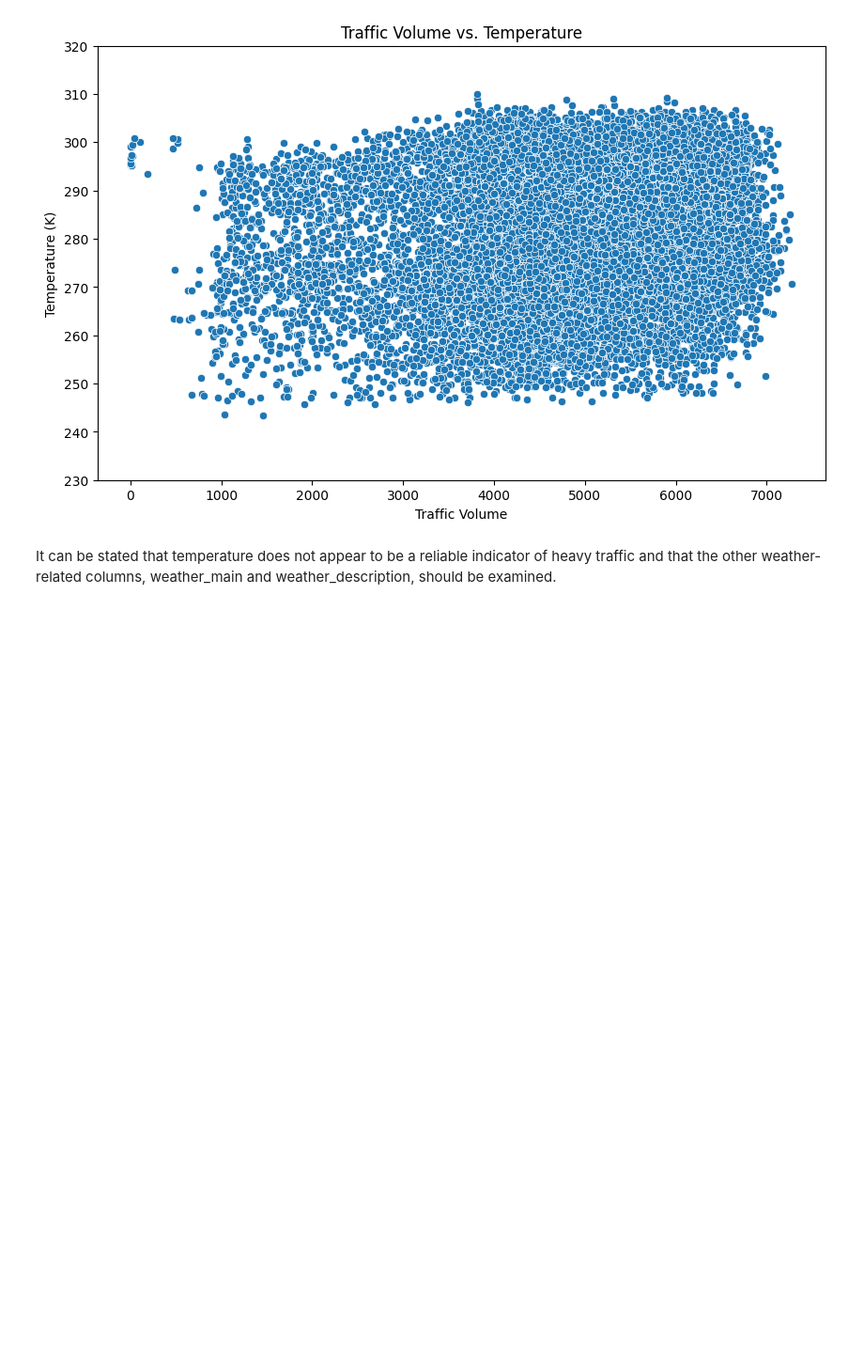
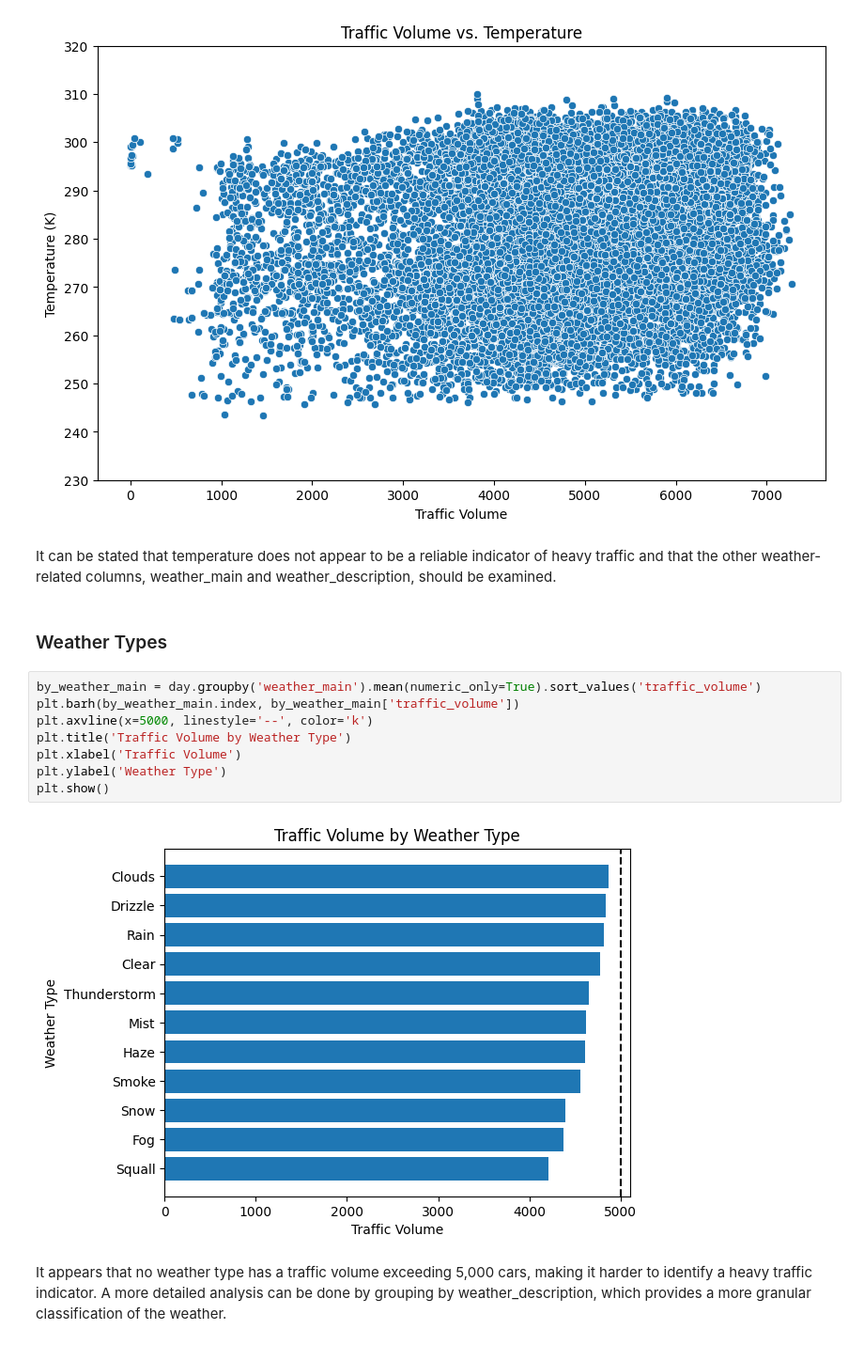
Before and after one commit to dilasha-ghimire/Finding-Heavy-Traffic-Indicators-on-I94, a Jupyter notebook: Basics.ipynb, the cells around one changed output. Shown at 94% size. Saved outputs shown, nothing was run; the diff lists cells and outputs as text; blank space fills up the shorter version.

```diff
--- a/Basics.ipynb
+++ b/Basics.ipynb
@@ -320,3 +321,17 @@ plt.show()
 [figure]
 # %% [markdown]
 It can be stated that temperature does not appear to be a reliable indicator of heavy traffic and that the other weather-related columns, weather_main and weather_description, should be examined.
+# %% [markdown]
+### Weather Types
+# %%
+by_weather_main = day.groupby('weather_main').mean(numeric_only=True).sort_values('traffic_volume')
+plt.barh(by_weather_main.index, by_weather_main['traffic_volume'])
+plt.axvline(x=5000, linestyle='--', color='k')
+plt.title('Traffic Volume by Weather Type')
+plt.xlabel('Traffic Volume')
+plt.ylabel('Weather Type')
+plt.show()
+# %% [output]
+[figure, added]
+# %% [markdown]
+It appears that no weather type has a traffic volume exceeding 5,000 cars, making it harder to identify a heavy traffic indicator. A more detailed analysis can be done by grouping by weather_description, which provides a more granular classification of the weather.
```
Also changed, not shown: parts of 1 cell of this notebook.
